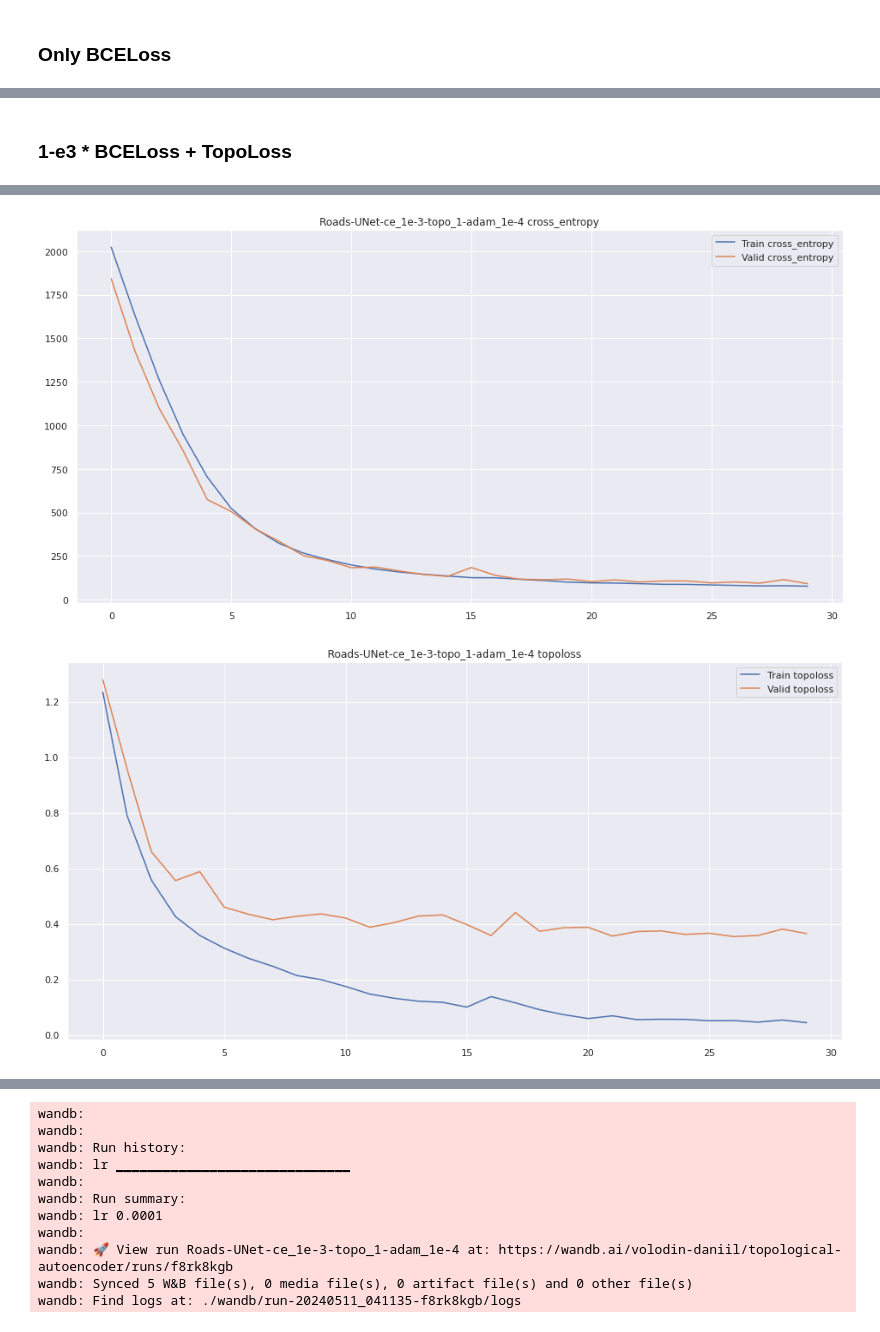
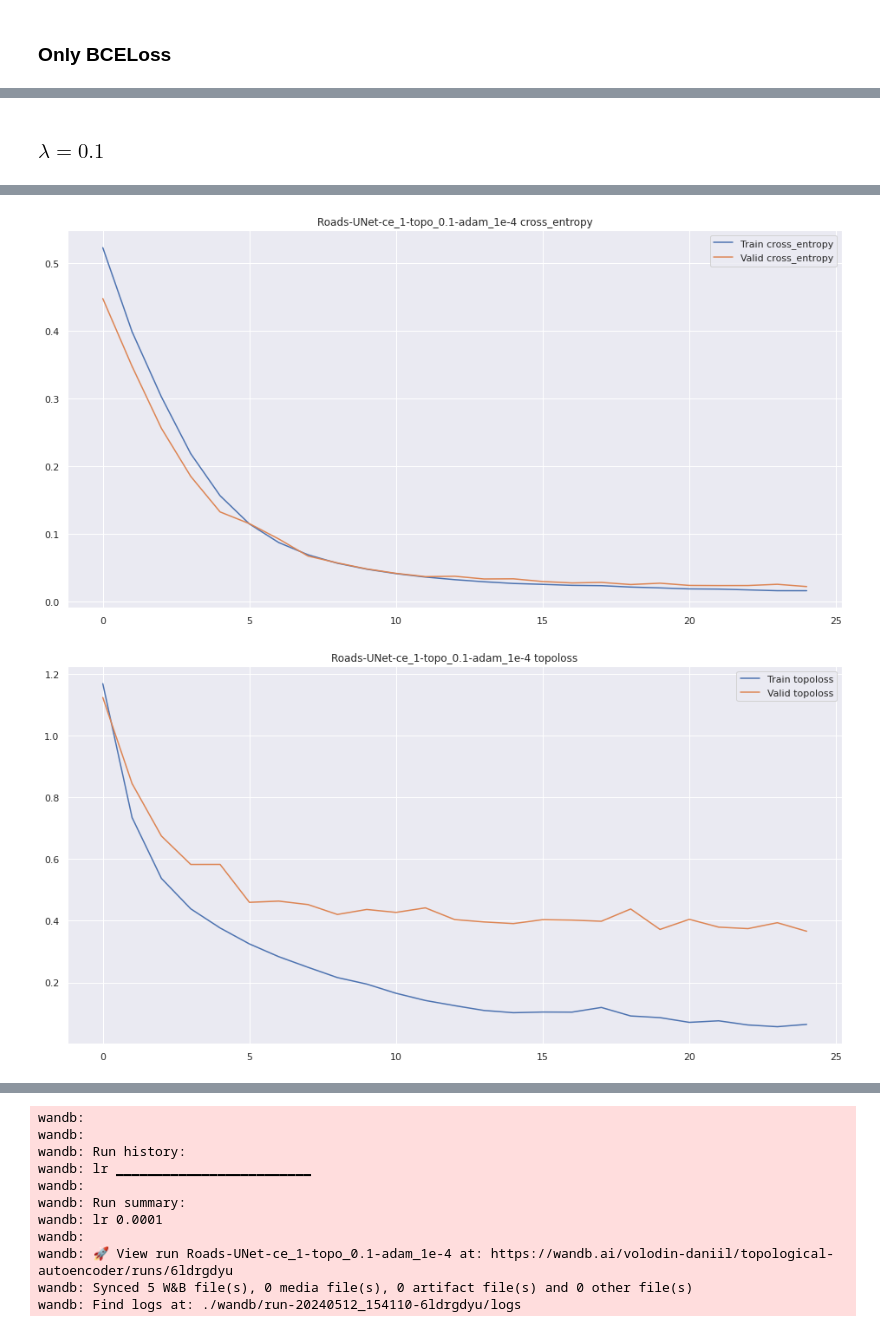
Before and after one commit to DanVolodin/Topological-Autoencoder, a Jupyter notebook: roads_experiments.ipynb, the cells around one changed output, grey strips where cells are left out. Cells and saved outputs as stored; diff of their text form; code cells hidden in the pictures.

```diff
--- a/roads_experiments.ipynb
+++ b/roads_experiments.ipynb
@@ -28,3 +25,5 @@ wandb: Currently logged in as: volodin-daniil. Use `wandb login --relogin` to fo
 # %%
 RANDOM_SEED = 42
+PIN_MEMORY = False
+NUM_WORKERS = 0
 # %% [markdown]
@@ -61,20 +60,14 @@ save_datasets("data/Roads/patches_60/", [train_loader, val_loader, test_loader],
 # %%
 set_random_seed(RANDOM_SEED)
 
-noise_transformations = A.Compose([
-    A.CoarseDropout(min_holes=1, max_holes=1, min_height=3, min_width=10, max_height=6, max_width=30, fill_value=0, p=1),
-    A.CoarseDropout(min_holes=1, max_holes=1, min_height=10, min_width=3, max_height=30, max_width=6, fill_value=0, p=1),
-    A.CoarseDropout(min_holes=2, max_holes=4, min_height=3, min_width=10, max_height=6, max_width=30, fill_value=0, p=0.7),
-    A.CoarseDropout(min_holes=2, max_holes=4, min_height=10, min_width=3, max_height=30, max_width=6, fill_value=0, p=0.7)
-])
-
 train_loader, val_loader, test_loader = get_learn_data("data/Roads/patches_60", "train_gt", "val_gt", "test_gt",
-                                                       "train", "val", "test", noise_transformations=noise_transformations,
-                                                       patch_mode="keep", img_size=(60, 60), batch_size=32, max_size=2500)
+                                                       "train", "val", "test", patch_mode="keep",
+                                                       img_size=(60, 60), batch_size=32, max_size=2500,
+                                                       num_workers=NUM_WORKERS, pin_memory=PIN_MEMORY)
 
 fig = plt.figure(figsize=(10, 32))
 for idx in np.arange(8):
-    noised_image, gt_image, img_name, patch_num = val_loader.dataset[idx + 30]
+    noised_image, gt_image, img_name, patch_num = test_loader.dataset[idx + 685]
 
     # noised input
     ax1 = fig.add_subplot(16, 2, 2 * idx + 1, xticks=[], yticks=[])
@@ -232,8 +118,8 @@ config = dict(
     dataset="Roads",
     lambda_ce=1,
     lambda_topo=0,
-    batch_size=64,
-    epochs=20,
+    batch_size=256,
+    epochs=30,
     lr=1e-4,
     optimizer="adam",
     scheduler="",
@@ -287,20 +173,20 @@ Using cache found in /Users/daniilvolodin/.cache/torch/hub/milesial_Pytorch-UNet
-# %% [markdown]
-### 1-e3 * BCELoss + TopoLoss
+# %% [markdown]
+### $\lambda = 0.1$
 # %%
 config = dict(
     net="UNet",
     dataset="Roads",
-    lambda_ce=1e-3,
-    lambda_topo=1,
-    batch_size=64,
-    epochs=30,
+    lambda_ce=1,
+    lambda_topo=0.1,
+    batch_size=256,
+    epochs=25,
     lr=1e-4,
     optimizer="adam",
     scheduler="",
     comment=""
 )
 
-title = f"{config['dataset']}-{config['net']}-ce_1e-3-topo_1-{config['optimizer']}_1e-4"
+title = f"{config['dataset']}-{config['net']}-ce_1-topo_0.1-{config['optimizer']}_1e-4"
 
 set_random_seed(RANDOM_SEED)
 
@@ -318,2 +204,2 @@ with wandb.init(project="topological-autoencoder", name=title, config=config, se
-[figure, old version]
+[figure, new version]
-[figure, old version]
+[figure, new version]
@@ -324,12 +210,12 @@ Epoch 29
 wandb:
 wandb:
 wandb: Run history:
-wandb: lr ▁▁▁▁▁▁▁▁▁▁▁▁▁▁▁▁▁▁▁▁▁▁▁▁▁▁▁▁▁▁
+wandb: lr ▁▁▁▁▁▁▁▁▁▁▁▁▁▁▁▁▁▁▁▁▁▁▁▁▁
 wandb:
 wandb: Run summary:
 wandb: lr 0.0001
 wandb:
-wandb: 🚀 View run Roads-UNet-ce_1e-3-topo_1-adam_1e-4 at: https://wandb.ai/volodin-daniil/topological-autoencoder/runs/f8rk8kgb
+wandb: 🚀 View run Roads-UNet-ce_1-topo_0.1-adam_1e-4 at: https://wandb.ai/volodin-daniil/topological-autoencoder/runs/6ldrgdyu
 wandb: Synced 5 W&B file(s), 0 media file(s), 0 artifact file(s) and 0 other file(s)
-wandb: Find logs at: ./wandb/run-20240511_041135-f8rk8kgb/logs
+wandb: Find logs at: ./wandb/run-20240512_154110-6ldrgdyu/logs
 # %%
```
Also changed, not shown: parts of 33 cells of this notebook, 9 other files.
